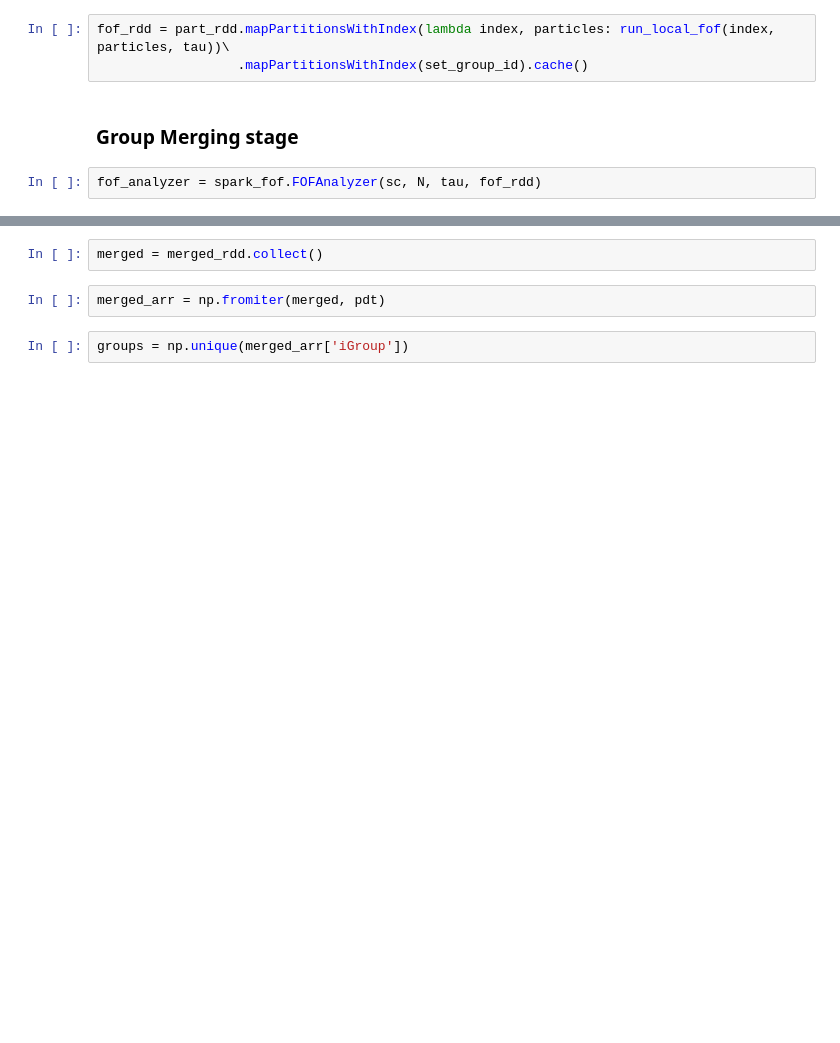
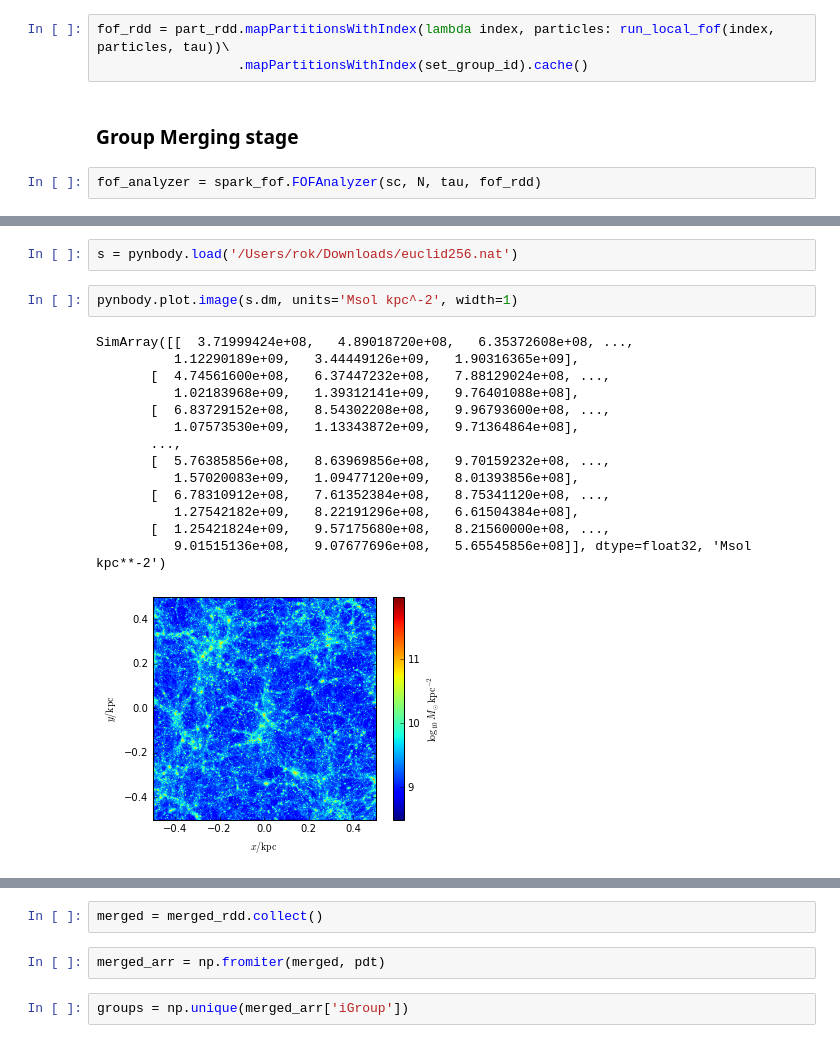
Before and after one commit to rokroskar/spark-fof, a Jupyter notebook: setting up hierarchical merge.ipynb, the cells around one changed output, grey strips where cells are left out. Cells and saved outputs as stored; diff of their text form; blank space fills up the shorter version.

```diff
--- a/setting up hierarchical merge.ipynb
+++ b/setting up hierarchical merge.ipynb
@@ -143,2 +222,21 @@ fof_analyzer = spark_fof.FOFAnalyzer(sc, N, tau, fof_rdd)
+# %%
+s = pynbody.load('/Users/rok/Downloads/euclid256.nat')
+# %%
+pynbody.plot.image(s.dm, units='Msol kpc^-2', width=1)
+# %% [output]
+SimArray([[  3.71999424e+08,   4.89018720e+08,   6.35372608e+08, ...,
+          1.12290189e+09,   3.44449126e+09,   1.90316365e+09],
+       [  4.74561600e+08,   6.37447232e+08,   7.88129024e+08, ...,
+          1.02183968e+09,   1.39312141e+09,   9.76401088e+08],
+       [  6.83729152e+08,   8.54302208e+08,   9.96793600e+08, ...,
+          1.07573530e+09,   1.13343872e+09,   9.71364864e+08],
+       ...,
+       [  5.76385856e+08,   8.63969856e+08,   9.70159232e+08, ...,
+          1.57020083e+09,   1.09477120e+09,   8.01393856e+08],
+       [  6.78310912e+08,   7.61352384e+08,   8.75341120e+08, ...,
+          1.27542182e+09,   8.22191296e+08,   6.61504384e+08],
+       [  1.25421824e+09,   9.57175680e+08,   8.21560000e+08, ...,
+          9.01515136e+08,   9.07677696e+08,   5.65545856e+08]], dtype=float32, 'Msol kpc**-2')
+[figure, added]
 # %%
 merged_rdd = fof_analyzer.merge_groups(0)
```
Also changed, not shown: parts of 20 cells of this notebook, 3 other files.
